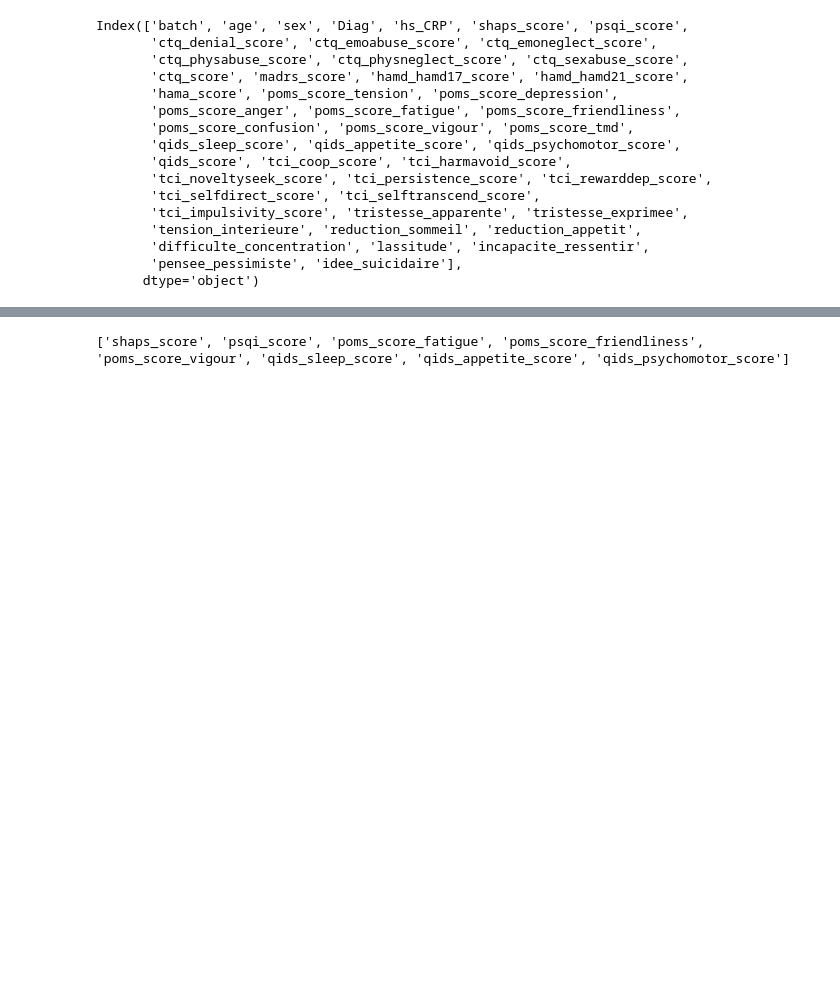
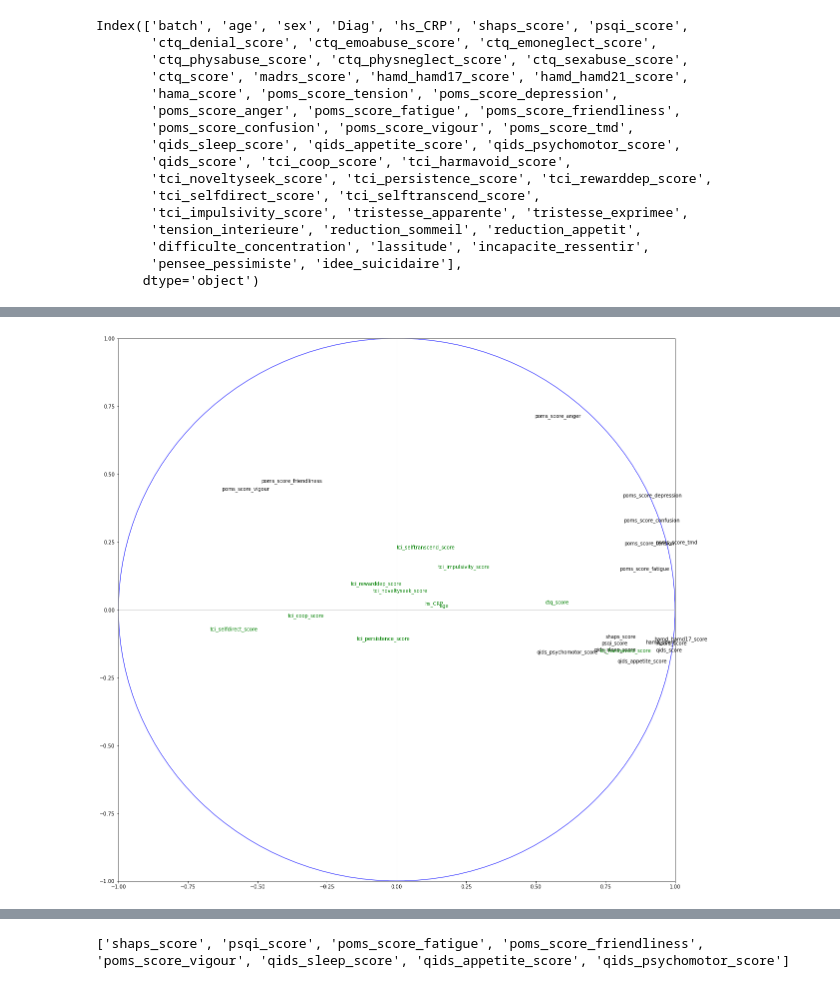
Before and after one commit to nassimabeddar/Depression-analysis, a Jupyter notebook: analyse-detection-depression.ipynb, the cells around one changed output, grey strips where cells are left out. Saved outputs shown, nothing was run; the diff lists cells and outputs as text; code cells hidden in the pictures; blank space fills up the shorter version.

```diff
--- a/analyse-detection-depression.ipynb
+++ b/analyse-detection-depression.ipynb
@@ -1123,0 +1146,12 @@ Index(['batch', 'age', 'sex', 'Diag', 'hs_CRP', 'shaps_score', 'psqi_score',
+# %%
+#Nous calculons les corrélations de ces variables avec les axes factoriels exprimés par les coordonnées des observations.
+#corrélation avec les axes factoriels
+corSupp = np.zeros((vsQuanti.shape[1],p))
+for k in range(p):
+ for j in range(vsQuanti.shape[1]):
+     corSupp[j,k] = np.corrcoef(vsQuanti[:,j],coord[:,k])[0,1]
+
+#affichage des corrélations avec les axes
+print(corSupp)
+
+#Nous avons une matrice (... x p), 2 parce que ... variables illustratives, p est le nombre total de composantes générées.
@@ -1123,0 +1176,25 @@ Index(['batch', 'age', 'sex', 'Diag', 'hs_CRP', 'shaps_score', 'psqi_score',
+# %%
+#Avec ces nouvelles coordonnées, nous pouvons placer les variables dans le cercle descorrélations [TUTO_R, page 11].
+
+#cercle des corrélations avec les var. supp
+fig, axes = plt.subplots(figsize=(20,20))
+axes.set_xlim(-1,1)
+axes.set_ylim(-1,1)
+#variables actives
+for j in range(p):
+ plt.annotate(X.columns[j],(corvar[j,0],corvar[j,1]))
+
+#variables illustratives
+for j in range(vsQuanti.shape[1]):
+ plt.annotate(varSupp.columns[j],(corSupp[j,0],corSupp[j,1]),color='g')
+
+#ajouter les axes
+plt.plot([-1,1],[0,0],color='silver',linestyle='-',linewidth=1)
+plt.plot([0,0],[-1,1],color='silver',linestyle='-',linewidth=1)
+#ajouter un cercle
+cercle = plt.Circle((0,0),1,color='blue',fill=False)
+axes.add_artist(cercle)
+#affichage
+plt.show()
+# %% [output]
+[figure, added]
```
Also changed, not shown: parts of 16 cells of this notebook.
